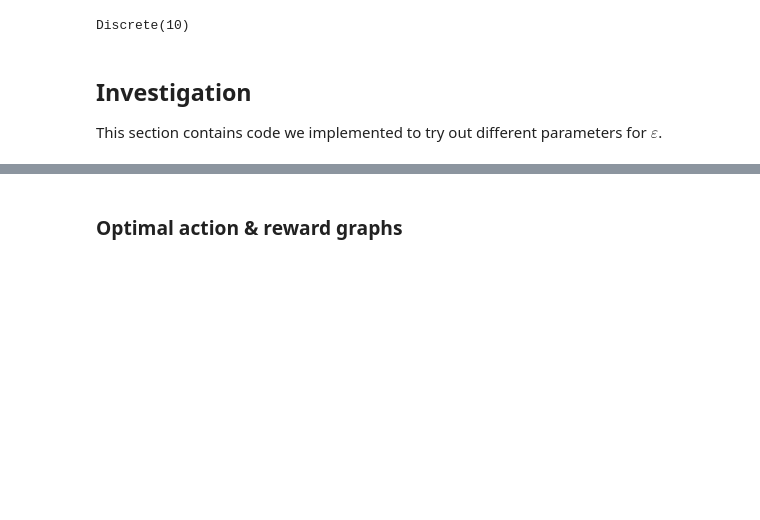
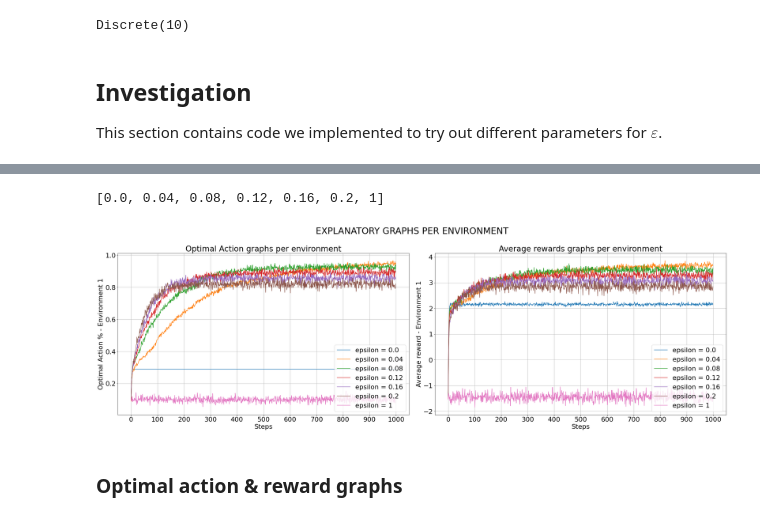
Before and after one commit to idangrady/INFOMAML, a Jupyter notebook: Programming_Assignments/Assignment_1/AML_ass.ipynb, the cells around one changed output, grey strips where cells are left out. Drawn from its saved outputs; the diff is of its cells as text; code cells hidden in the pictures; blank space fills up the shorter version.

```diff
--- a/Programming_Assignments/Assignment_1/AML_ass.ipynb
+++ b/Programming_Assignments/Assignment_1/AML_ass.ipynb
@@ -361,7 +380,7 @@ num_action = 10
 num_seed = 3
 num_runs = 500  # number of simulation runs
 steps = 1000  # number of steps in each run
-epsilons= list(np.linspace(0,0.4,5)) + [1]
+epsilons= list(np.linspace(0,0.2,6)) + [1]
 
 # set up the random seed
 np.random.seed(num_seed)
@@ -415,5 +434,53 @@ for epsilon in epsilons:
     epsilons_list_env3 = epsilons_list
 
 env.close()
+# %%
+## Idan Part of Third Environment analysis
+list(np.linspace(0,0.2,6)) + [1]
+# %% [output]
+[0.0, 0.04, 0.08, 0.12, 0.16, 0.2, 1]
+# %%
+import matplotlib.pyplot as plt
+import matplotlib
+from matplotlib import rcParams
+#matplotlib.use("cairo")
+from matplotlib.backends.backend_pdf import PdfPages
+rcParams.update({'font.size': 22})
+
+env_info = [epsilons_list_env3]
+
+fig, ax = plt.subplots(nrows=1, ncols=2, figsize=(30,10), squeeze=False)
+
+for axis, environment, n_env in zip(ax, env_info, range(1, len(env_info)+1)):
+    # Average reward graph
+    for graph in environment:
+        axis[0].plot(graph[-1], label=f"epsilon = {round(graph[0], 2)}")
+    axis[0].set_ylabel(f"Optimal Action % - Environment {n_env}")
+    axis[0].set_xlabel("Steps")
+    axis[0].legend(loc="lower right")
+    axis[0].grid(visible = True)
+    start, end = axis[0].get_xlim()
+    axis[0].xaxis.set_ticks(np.arange(start+50, end, 100))
+
+    # Optimal action graph
+    for graph in environment:
+        axis[1].plot(graph[1], label=f"epsilon = {round(graph[0], 2)}")
+    axis[1].set_ylabel(f"Average reward - Environment {n_env}")
+    axis[1].set_xlabel("Steps")
+    axis[1].legend(loc="lower right")
+    axis[1].grid(visible = True)
+    start, end = axis[1].get_xlim()
+    axis[1].xaxis.set_ticks(np.arange(start+50, end, 100))
+
+ax[0,0].set_title("Optimal Action graphs per environment")
+ax[0,1].set_title("Average rewards graphs per environment")
+
+plt.suptitle("EXPLANATORY GRAPHS PER ENVIRONMENT", fontsize= 30)
+plt.tight_layout()
+plt.show()
+
+fig.savefig('Explanatory Graphs.png')
+# %% [output]
+[figure, added]
 # %% [markdown]
 ### Optimal action & reward graphs
```
Also changed, not shown: parts of 12 cells of this notebook, 5 other files.
